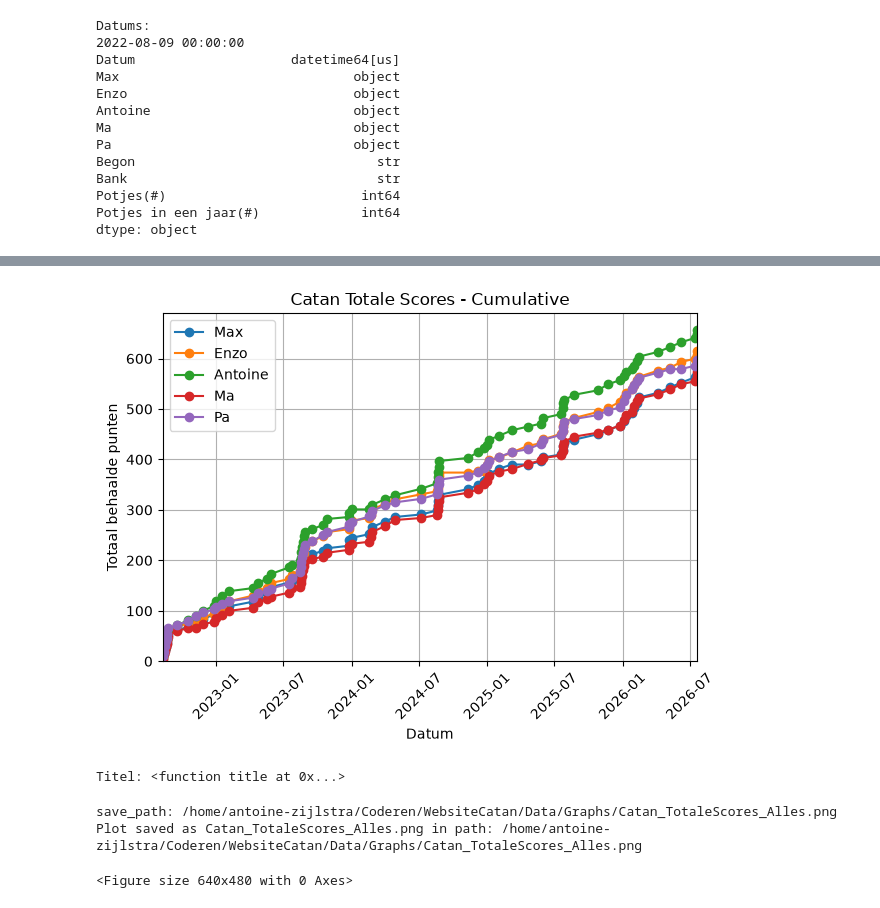
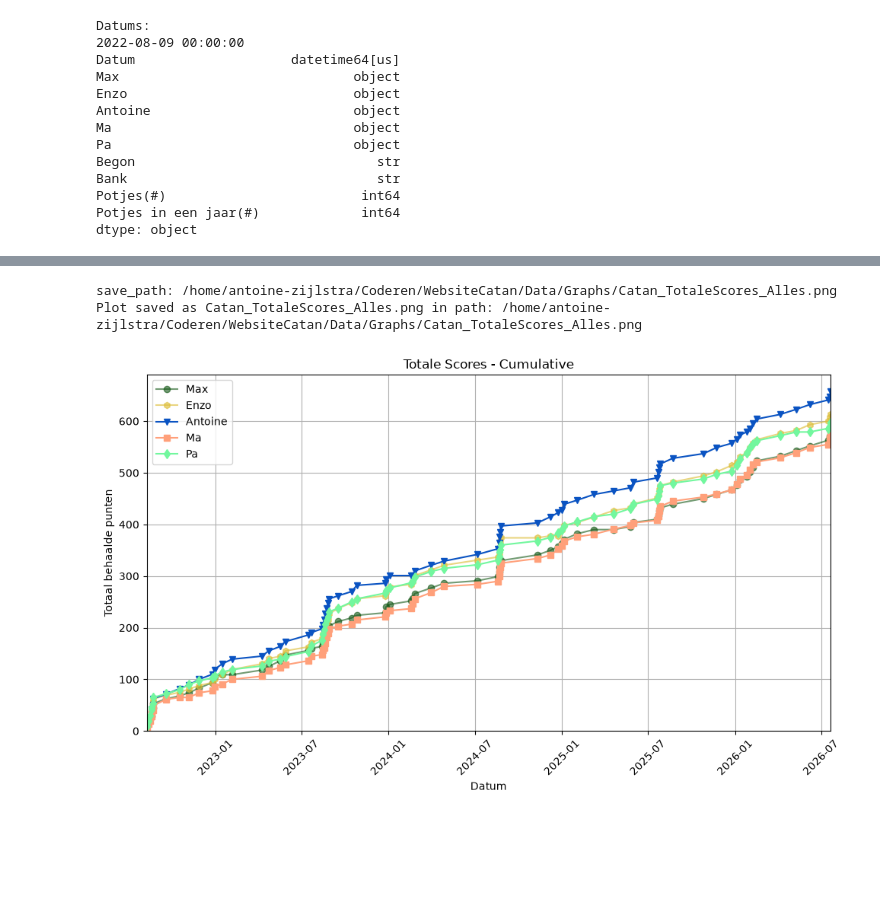
Before and after one commit to BroederZ/WebsiteCatan, a Jupyter notebook: Data/Catan_Data_Verwerking.ipynb, the cells around one changed output, grey strips where cells are left out. Drawn from its saved outputs; the diff is of its cells as text; code cells hidden in the pictures; blank space fills up the shorter version.

```diff
--- a/Data/Catan_Data_Verwerking.ipynb
+++ b/Data/Catan_Data_Verwerking.ipynb
@@ -119,42 +147,40 @@ Ma         int64
 Pa         int64
 dtype: object
 # %%
-# Plot all cumulative scores
-#plt.figure (figsize=(10, 6))
+#Plot all cumulative scores
+plt.figure (figsize=(10, 6))
 for column in data_x0[["Max", "Enzo", "Antoine", "Ma", "Pa"]]:
-   plt.plot(data["Datum"], data_x0[column].cumsum(), label=column, marker='o')#Elke lijn een specifiek marker geven
+   plt.plot(data["Datum"],
+            data_x0[column].cumsum(),
+            label=column,
+            color=player_colors[column],
+            marker=player_symbol[column])
 
 
 plt.xlim(data["Datum"].min(), data["Datum"].max())
 plt.ylim(ymin=0)
-
 plt.xlabel("Datum")#De dagen waarop niet gespeeld weghalen.
 plt.ylabel("Totaal behaalde punten")
-plt.title("Catan Totale Scores - Cumulative")#Andere titel
+plt.title("Totale Scores - Cumulative")#Andere titel
+
 plt.legend()
 plt.grid(True)
 plt.xticks(rotation=45)#draait de x-as
 plt.tight_layout()
-#plt.show()
+
+#Save part
+name_graphfile = "Catan_TotaleScores_Alles.png" #aanpassen voor elke grafiek; Gelijk zetten aan de titel van de grafiek
+save_path = Path(f"{path_to_folder}/Data/Graphs")
+#save_path.mkdir(exist_ok=True) # To remove the error codes; it makes the map
+
+save_path = save_path / name_graphfile # for checking the path
+print(f"save_path: {save_path}")
+
+plt.savefig(save_path, dpi=300, bbox_inches="tight")
+print(f"Plot saved as {name_graphfile} in path: {save_path}")
+
+plt.show() #FigureCanvassAgg is non-interactive dus word niet getoond.
 # %% [output]
+save_path: /home/antoine-zijlstra/Coderen/WebsiteCatan/Data/Graphs/Catan_TotaleScores_Alles.png
+Plot saved as Catan_TotaleScores_Alles.png in path: /home/antoine-zijlstra/Coderen/WebsiteCatan/Data/Graphs/Catan_TotaleScores_Alles.png
-[figure, old version]
+[figure, new version]
-# %%
-name_graphfile = plt.title
-print(f"Titel: {name_graphfile}")
-# %% [output]
-Titel: <function title at 0x...>
-# %%
-#save naar de Graphs map in de Data map
-name_graphfile = "Catan_TotaleScores_Alles.png" #aanpassen voor elke grafiek; Gelijk zetten aan de titel van de grafiek
-save_path = Path(f"{path_to_folder}/Data/Graphs")
-#print("save_path:", save_path) # for checking the path
-#save_path.mkdir(exist_ok=True) # To remove the error codes; it makes the map
-save_path = save_path / name_graphfile
-print("save_path:", save_path)
-plt.savefig(save_path, dpi=300, bbox_inches="tight")
-#plt.show() #FigureCanvassAgg is non-interactive dus word niet getoond.
-print(f"Plot saved as {name_graphfile} in path: {save_path}")
-# %% [output]
-save_path: /home/antoine-zijlstra/Coderen/WebsiteCatan/Data/Graphs/Catan_TotaleScores_Alles.png
-Plot saved as Catan_TotaleScores_Alles.png in path: /home/antoine-zijlstra/Coderen/WebsiteCatan/Data/Graphs/Catan_TotaleScores_Alles.png
-<Figure size 640x480 with 0 Axes>
```
Also changed, not shown: parts of 13 cells of this notebook, 8 other files.
